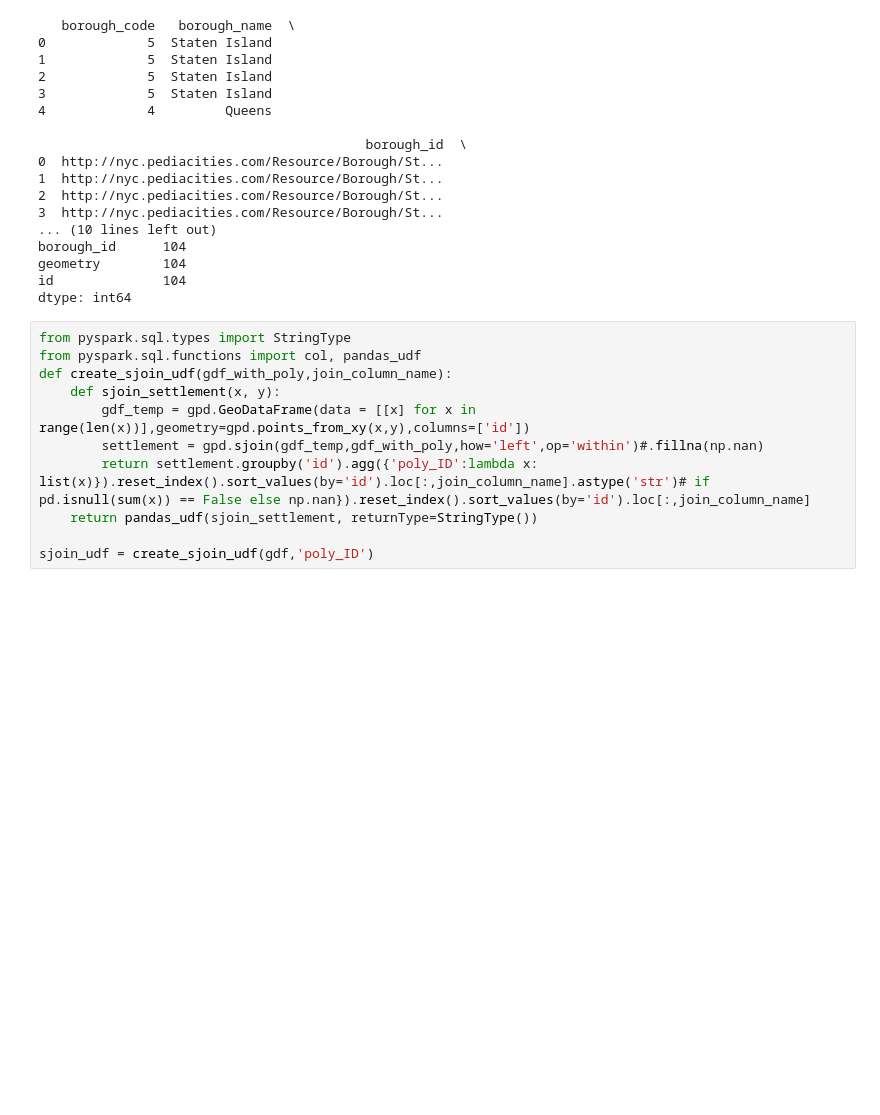
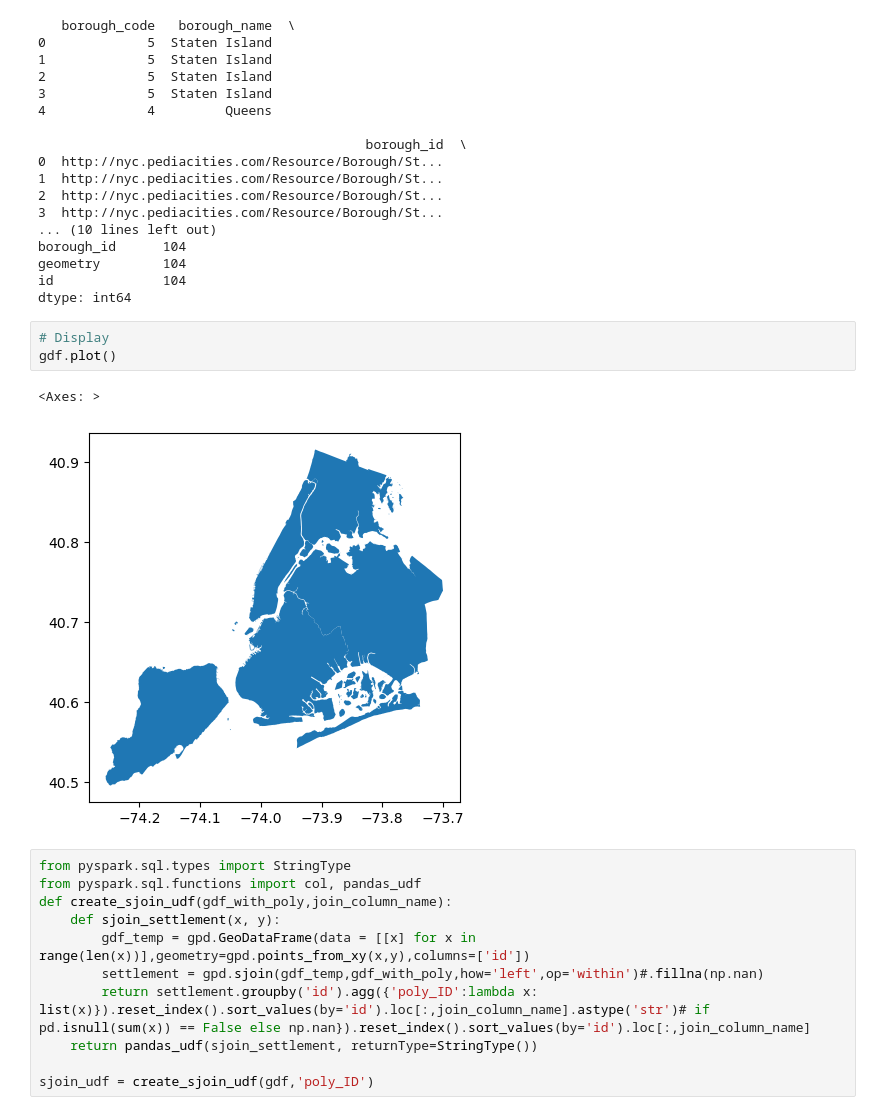
Before and after one commit to SuurkaevKarl/BDM2024, a Jupyter notebook: P01_BatchProcessing/notebooks/P01_notebook-optimized.ipynb, the cells around one changed output. Drawn from its saved outputs; the diff is of its cells as text; blank space fills up the shorter version.

```diff
--- a/P01_BatchProcessing/notebooks/P01_notebook-optimized.ipynb
+++ b/P01_BatchProcessing/notebooks/P01_notebook-optimized.ipynb
@@ -482,6 +490,12 @@ borough_id      104
 geometry        104
 id              104
 dtype: int64
+# %%
+# Display
+gdf.plot()
+# %% [output]
+<Axes: >
+[figure, added]
 # %%
 from pyspark.sql.types import StringType
 from pyspark.sql.functions import col, pandas_udf
```
Also changed, not shown: parts of 8 cells of this notebook.
